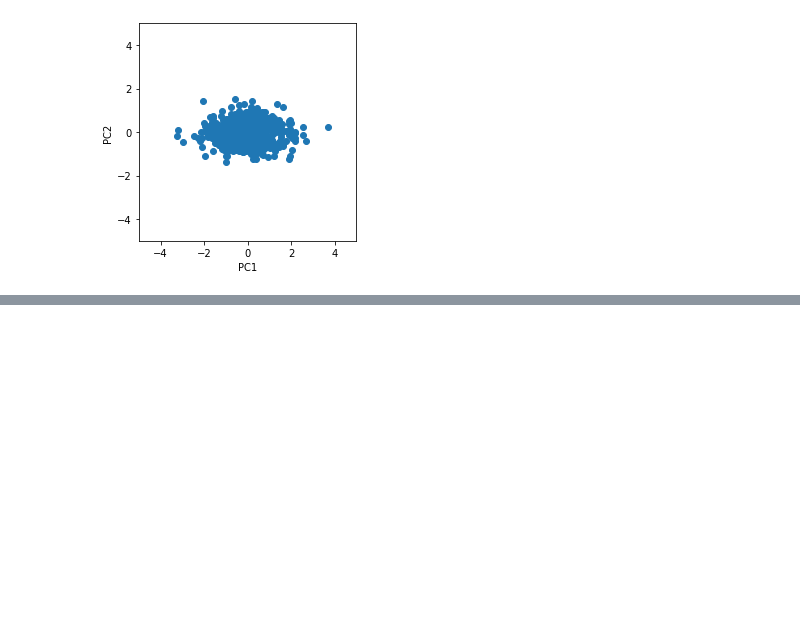
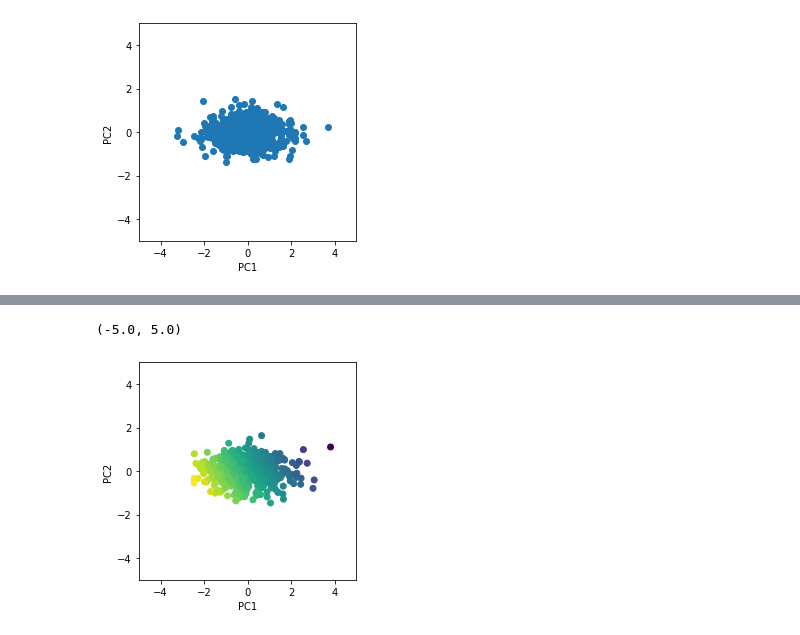
Before and after one commit to ZuckermanLab/T32_Nanocourse, a Jupyter notebook: ProbabilityEtc.ipynb, the cells around one changed output, grey strips where cells are left out. Cells and saved outputs as stored; diff of their text form; code cells hidden in the pictures; blank space fills up the shorter version.

```diff
--- a/ProbabilityEtc.ipynb
+++ b/ProbabilityEtc.ipynb
@@ -425,0 +493,15 @@ plt.ylim(-5, 5)
+# %%
+pca_data = pca.transform(rotated_data.T)
+
+x_positions = rotated_data[1]
+plt.scatter(*pca_data.T, c=x_positions)
+
+plt.xlabel('PC1')
+plt.ylabel('PC2')
+
+plt.gca().set_aspect('equal')
+plt.xlim(-5, 5)
+plt.ylim(-5, 5)
+# %% [output]
+(-5.0, 5.0)
+[figure, added]
```
Also changed, not shown: parts of 37 cells of this notebook.
